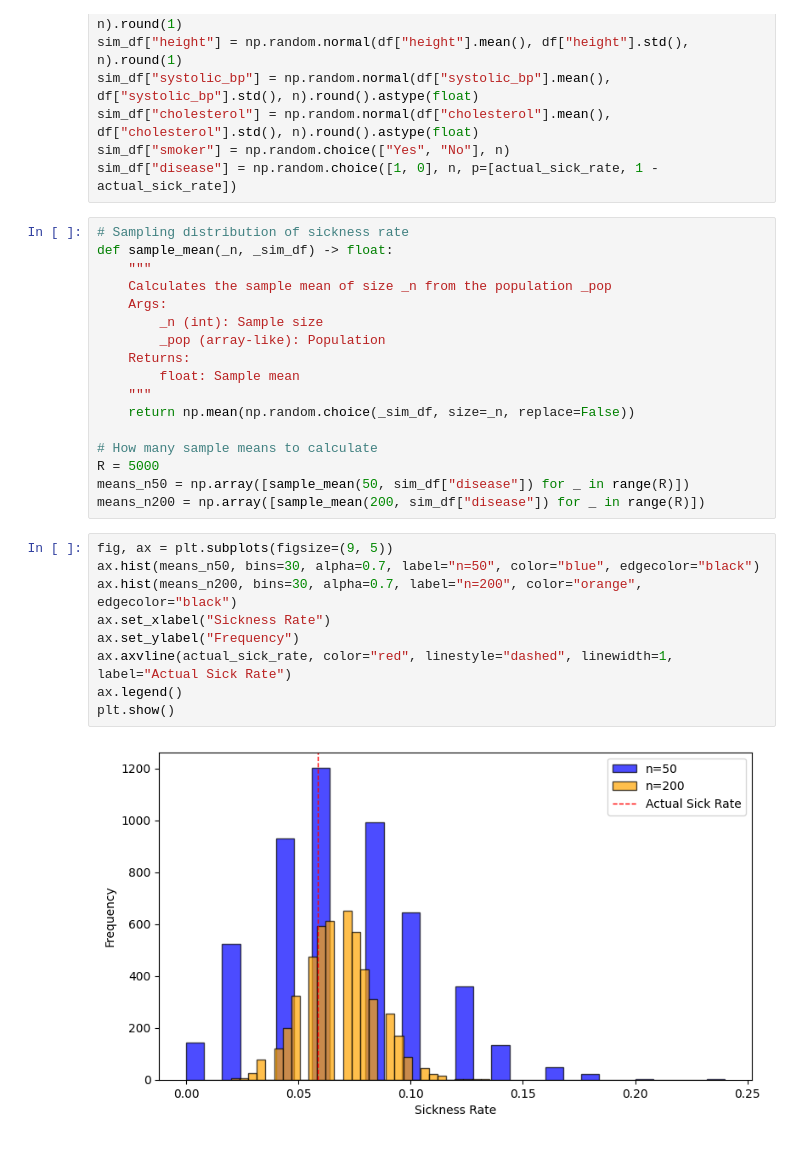
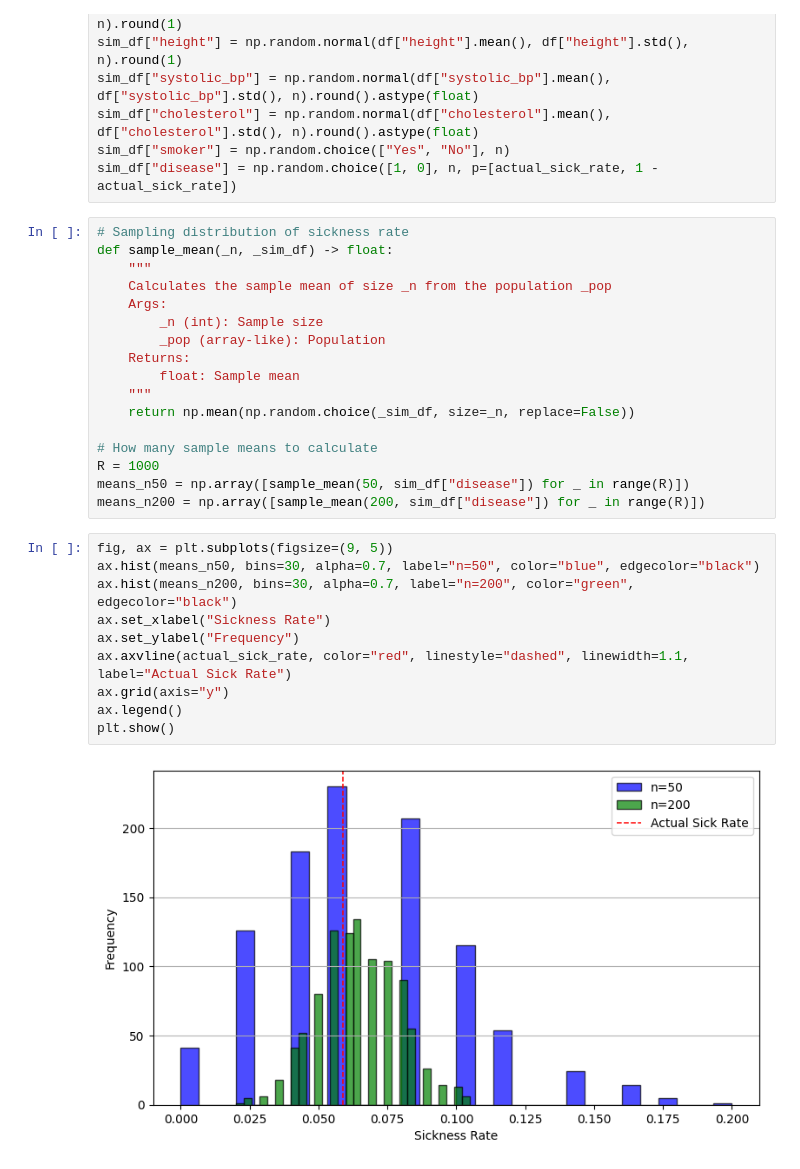
Before and after one commit to markusgunnar/Exam_HealthAnalyzer, a Jupyter notebook: report.ipynb, the cells around one changed output. Cells and saved outputs as stored; diff of their text form.

```diff
--- a/report.ipynb
+++ b/report.ipynb
@@ -92,19 +92,20 @@ def sample_mean(_n, _sim_df) -> float:
 	return np.mean(np.random.choice(_sim_df, size=_n, replace=False))
 
 # How many sample means to calculate
-R = 5000
+R = 1000
 means_n50 = np.array([sample_mean(50, sim_df["disease"]) for _ in range(R)])
 means_n200 = np.array([sample_mean(200, sim_df["disease"]) for _ in range(R)])
 # %%
 fig, ax = plt.subplots(figsize=(9, 5))
 ax.hist(means_n50, bins=30, alpha=0.7, label="n=50", color="blue", edgecolor="black")
-ax.hist(means_n200, bins=30, alpha=0.7, label="n=200", color="orange", edgecolor="black")
+ax.hist(means_n200, bins=30, alpha=0.7, label="n=200", color="green", edgecolor="black")
 ax.set_xlabel("Sickness Rate")
 ax.set_ylabel("Frequency")
-ax.axvline(actual_sick_rate, color="red", linestyle="dashed", linewidth=1, label="Actual Sick Rate")
+ax.axvline(actual_sick_rate, color="red", linestyle="dashed", linewidth=1.1, label="Actual Sick Rate")
+ax.grid(axis="y")
 ax.legend()
 plt.show()
 # %% [output]
-[figure, old version]
+[figure, new version]
 # %% [markdown]
 Compares the sick rate of a simulated population of 1000 with the true sick rate
```
Also changed, not shown: parts of 5 cells of this notebook.
